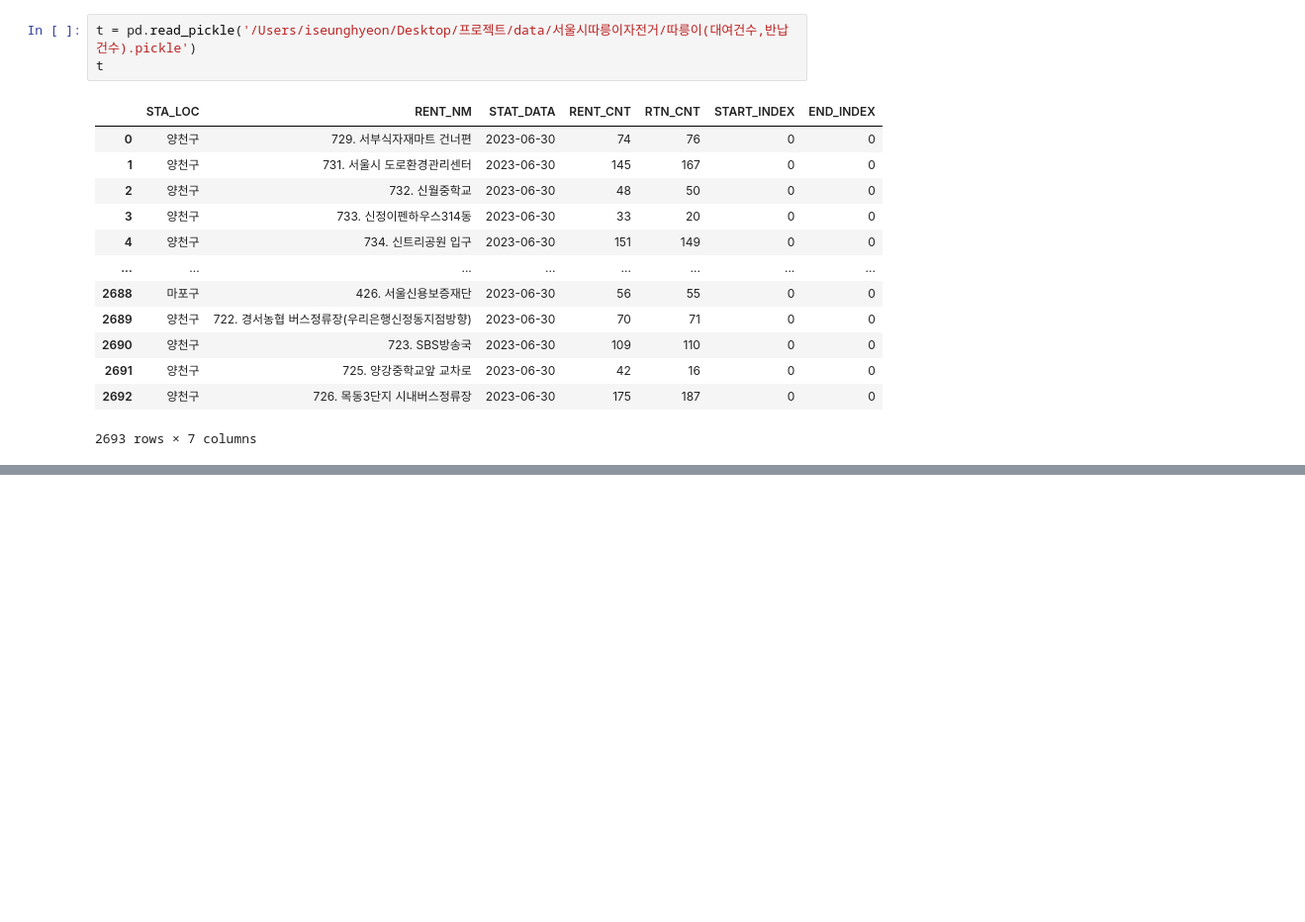
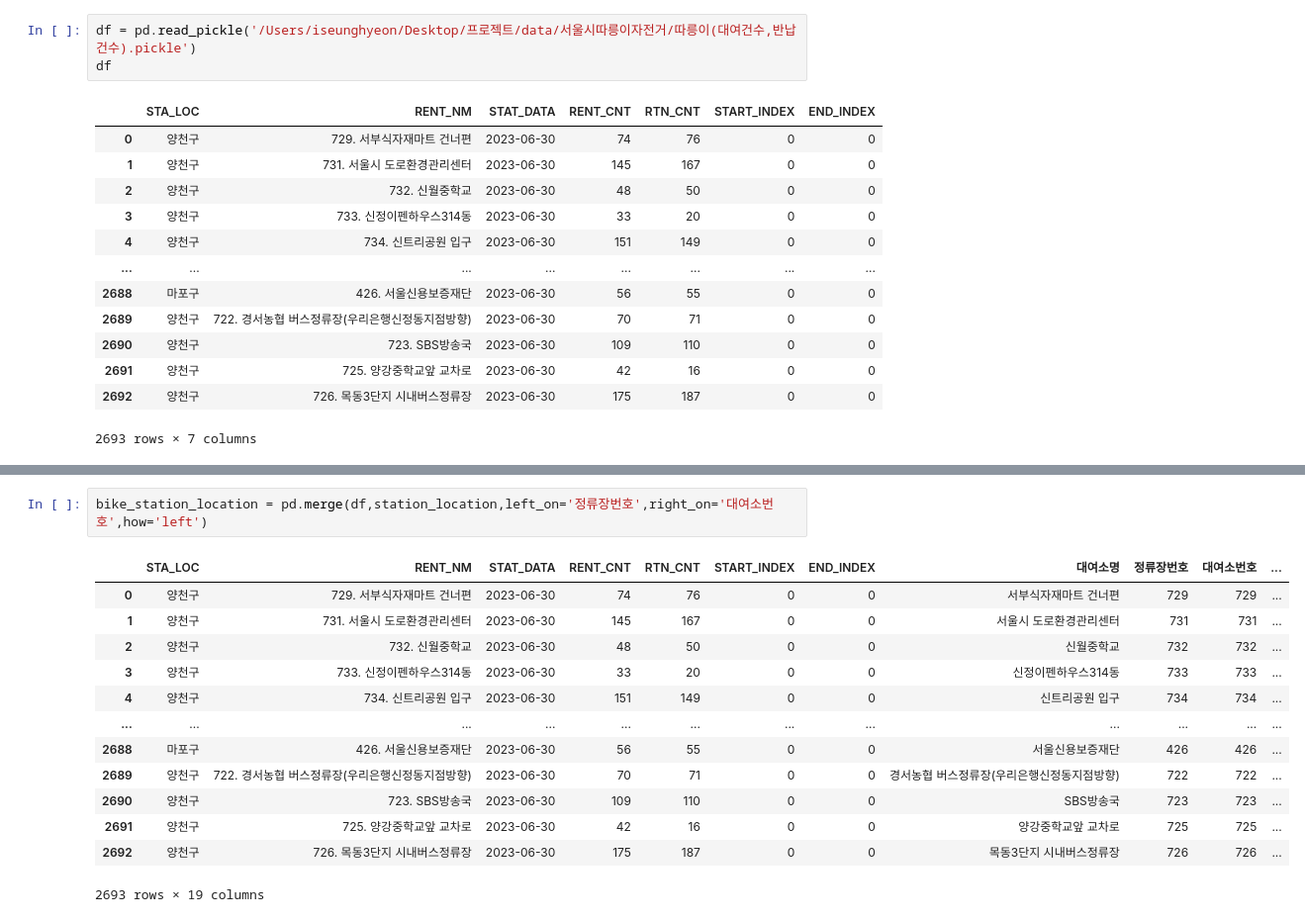
Before and after one commit to LGHelloVisionProj/Data_Visualization, a Jupyter notebook: 천안시_CodeDir/서울시따릉이데이터api호출.ipynb, the cells around one changed output, grey strips where cells are left out. Shown at 99% size. Cells and saved outputs as stored; diff of their text form; blank space fills up the shorter version.

```diff
--- a/천안시_CodeDir/서울시따릉이데이터api호출.ipynb
+++ b/천안시_CodeDir/서울시따릉이데이터api호출.ipynb
@@ -75,8 +75,8 @@ data_df
 # %%
 data_df.to_pickle('/Users/iseunghyeon/Desktop/프로젝트/data/서울시따릉이자전거/따릉이(대여건수,반납건수).pickle')
 # %%
-t = pd.read_pickle('/Users/iseunghyeon/Desktop/프로젝트/data/서울시따릉이자전거/따릉이(대여건수,반납건수).pickle')
-t
+df = pd.read_pickle('/Users/iseunghyeon/Desktop/프로젝트/data/서울시따릉이자전거/따릉이(대여건수,반납건수).pickle')
+df
 # %% [output]
 |  | STA_LOC | RENT_NM | STAT_DATA | RENT_CNT | RTN_CNT | START_INDEX | END_INDEX |
 | 0 | 양천구 | 729. 서부식자재마트 건너편 | 2023-06-30 | 74 | 76 | 0 | 0 |
@@ -115,0 +117,16 @@ Name: STA_LOC, dtype: int64
+# %%
+bike_station_location = pd.merge(df,station_location,left_on='정류장번호',right_on='대여소번호',how='left')
+# %% [output]
+|  | STA_LOC | RENT_NM | STAT_DATA | RENT_CNT | RTN_CNT | START_INDEX | END_INDEX | 대여소명 | 정류장번호 | 대여소번호 | ... |
+| 0 | 양천구 | 729. 서부식자재마트 건너편 | 2023-06-30 | 74 | 76 | 0 | 0 | 서부식자재마트 건너편 | 729 | 729 | ... |
+| 1 | 양천구 | 731. 서울시 도로환경관리센터 | 2023-06-30 | 145 | 167 | 0 | 0 | 서울시 도로환경관리센터 | 731 | 731 | ... |
+| 2 | 양천구 | 732. 신월중학교 | 2023-06-30 | 48 | 50 | 0 | 0 | 신월중학교 | 732 | 732 | ... |
+| 3 | 양천구 | 733. 신정이펜하우스314동 | 2023-06-30 | 33 | 20 | 0 | 0 | 신정이펜하우스314동 | 733 | 733 | ... |
+| 4 | 양천구 | 734. 신트리공원 입구 | 2023-06-30 | 151 | 149 | 0 | 0 | 신트리공원 입구 | 734 | 734 | ... |
+| ... | ... | ... | ... | ... | ... | ... | ... | ... | ... | ... | ... |
+| 2688 | 마포구 | 426. 서울신용보증재단 | 2023-06-30 | 56 | 55 | 0 | 0 | 서울신용보증재단 | 426 | 426 | ... |
+| 2689 | 양천구 | 722. 경서농협 버스정류장(우리은행신정동지점방향) | 2023-06-30 | 70 | 71 | 0 | 0 | 경서농협 버스정류장(우리은행신정동지점방향) | 722 | 722 | ... |
+| 2690 | 양천구 | 723. SBS방송국 | 2023-06-30 | 109 | 110 | 0 | 0 | SBS방송국 | 723 | 723 | ... |
+| 2691 | 양천구 | 725. 양강중학교앞 교차로 | 2023-06-30 | 42 | 16 | 0 | 0 | 양강중학교앞 교차로 | 725 | 725 | ... |
+| 2692 | 양천구 | 726. 목동3단지 시내버스정류장 | 2023-06-30 | 175 | 187 | 0 | 0 | 목동3단지 시내버스정류장 | 726 | 726 | ... |
+2693 rows × 19 columns
```
Also changed, not shown: parts of 18 cells of this notebook, 2 other files.
